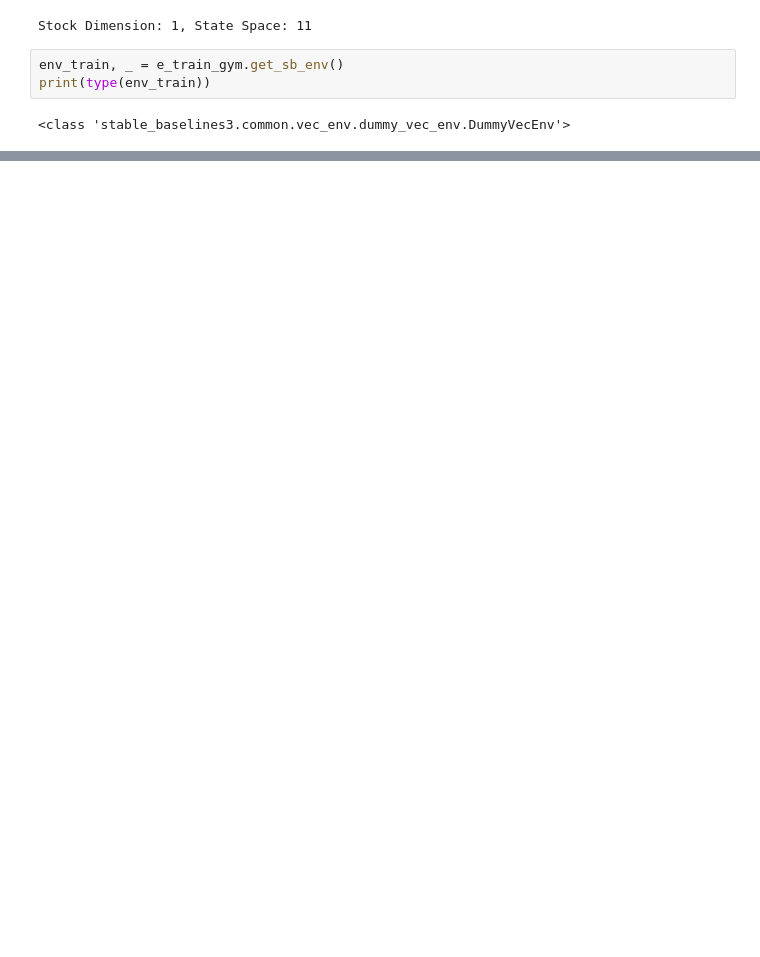
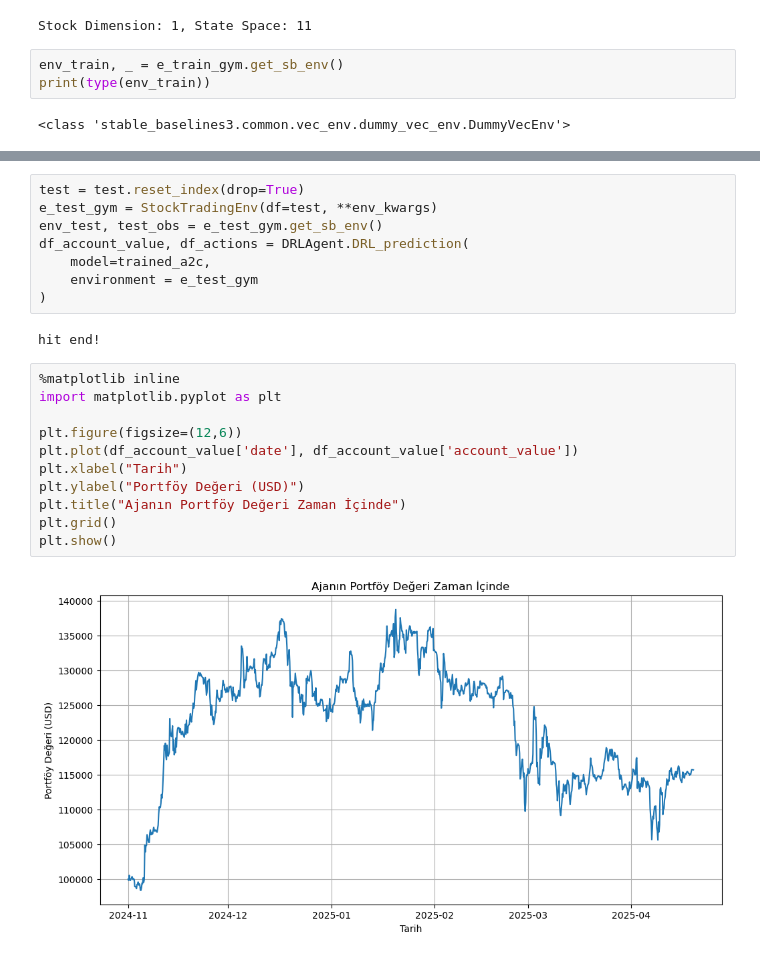
Before and after one commit to berkanttubi/crypto_trading_using_rl, a Jupyter notebook: main.ipynb, the cells around one changed output, grey strips where cells are left out. Saved outputs shown, nothing was run; the diff lists cells and outputs as text; blank space fills up the shorter version.

```diff
--- a/main.ipynb
+++ b/main.ipynb
@@ -170,0 +195,23 @@ dtype: float64
+# %%
+test = test.reset_index(drop=True)
+e_test_gym = StockTradingEnv(df=test, **env_kwargs)
+env_test, test_obs = e_test_gym.get_sb_env()
+df_account_value, df_actions = DRLAgent.DRL_prediction(
+    model=trained_a2c,
+    environment = e_test_gym
+)
+# %% [output]
+hit end!
+# %%
+%matplotlib inline
+import matplotlib.pyplot as plt
+
+plt.figure(figsize=(12,6))
+plt.plot(df_account_value['date'], df_account_value['account_value'])
+plt.xlabel("Tarih")
+plt.ylabel("Portföy Değeri (USD)")
+plt.title("Ajanın Portföy Değeri Zaman İçinde")
+plt.grid()
+plt.show()
+# %% [output]
+[figure, added]
```
Also changed, not shown: parts of 8 cells of this notebook, 37 other files.
